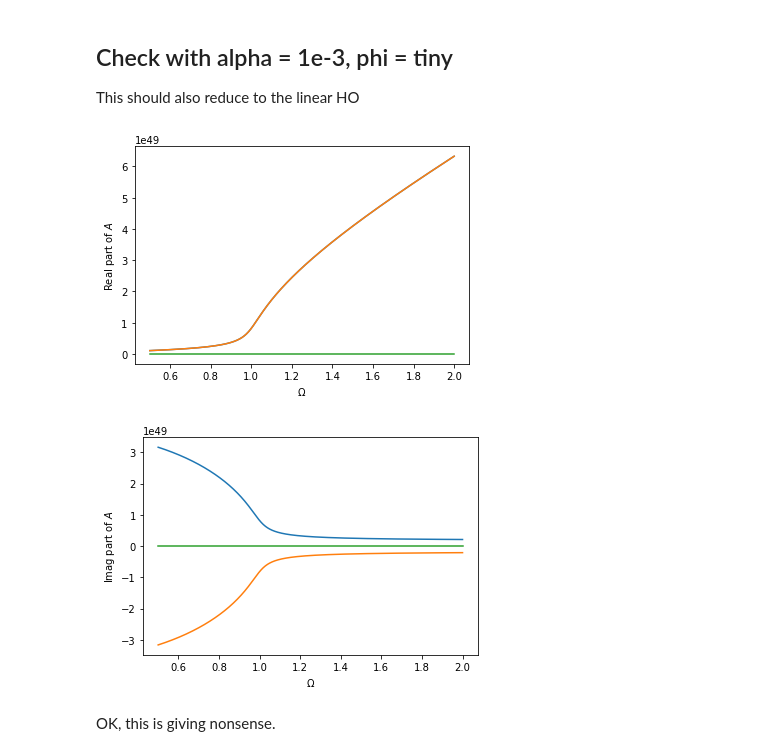
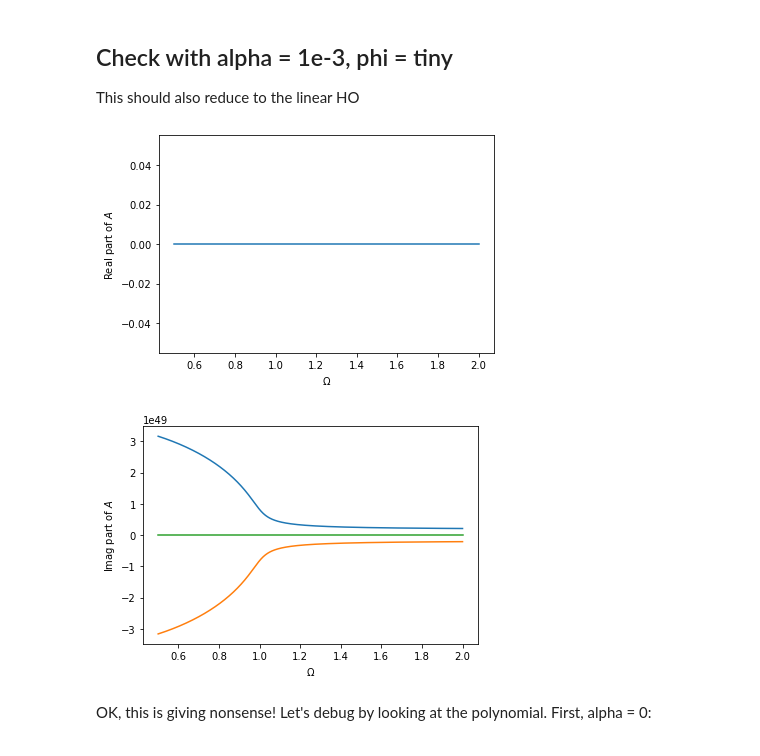
Before and after one commit to gsteele13/gary-misc-notebooks, a Jupyter notebook: Duffing Oscillator Bifurcation.ipynb, the cells around one changed output. Saved outputs shown, nothing was run; the diff lists cells and outputs as text; code cells hidden in the pictures.

```diff
--- a/Duffing Oscillator Bifurcation.ipynb
+++ b/Duffing Oscillator Bifurcation.ipynb
@@ -102,27 +102,27 @@ This should also reduce to the linear HO
 # %%
 phi = 1e-9
 Omega = np.linspace(0.5,2,1000)
 alpha = 1e-99
 Q = 10
 
 A = []
 theta = []
 for O in Omega:
     a,t = find_amp_phase(O,phi,Q,alpha)
     A.append(a)
     theta.append(t)
 A = np.array(A)
 theta = np.array(theta)
-plt.plot(Omega,np.real(A))
+plt.plot(Omega,np.real(A[:,2]))
 plt.xlabel("$\Omega$")
 plt.ylabel("Real part of $A$")
 plt.show()
 plt.plot(Omega,np.imag(A))
 plt.xlabel("$\Omega$")
 plt.ylabel("Imag part of $A$")
 plt.show()
 # %% [output]
-[figure, old version]
+[figure, new version]
 [figure]
 # %% [markdown]
-OK, this is giving nonsense.
+OK, this is giving nonsense! Let's debug by looking at the polynomial. First, alpha = 0:
```
Also changed, not shown: parts of 7 cells of this notebook, 1 other file.
